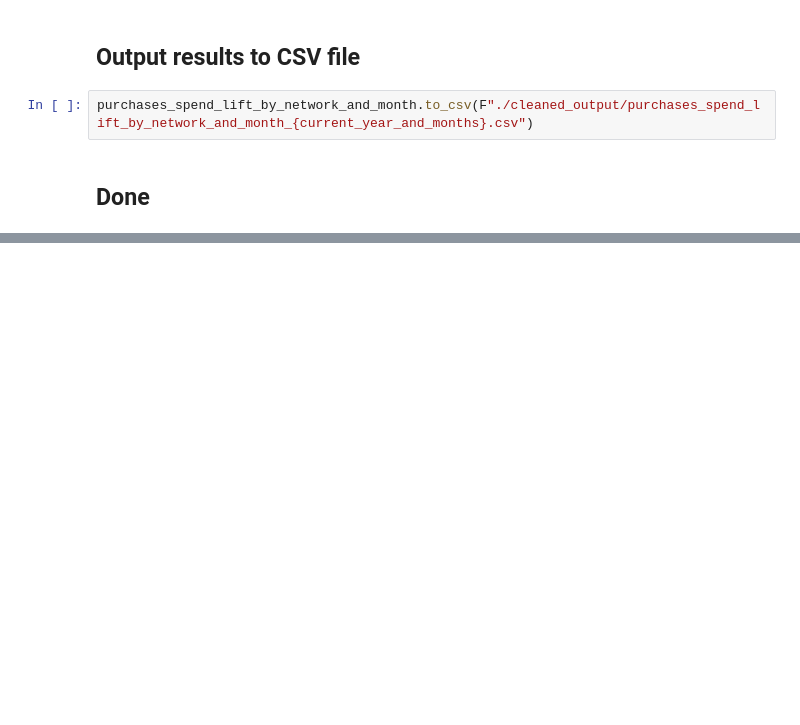
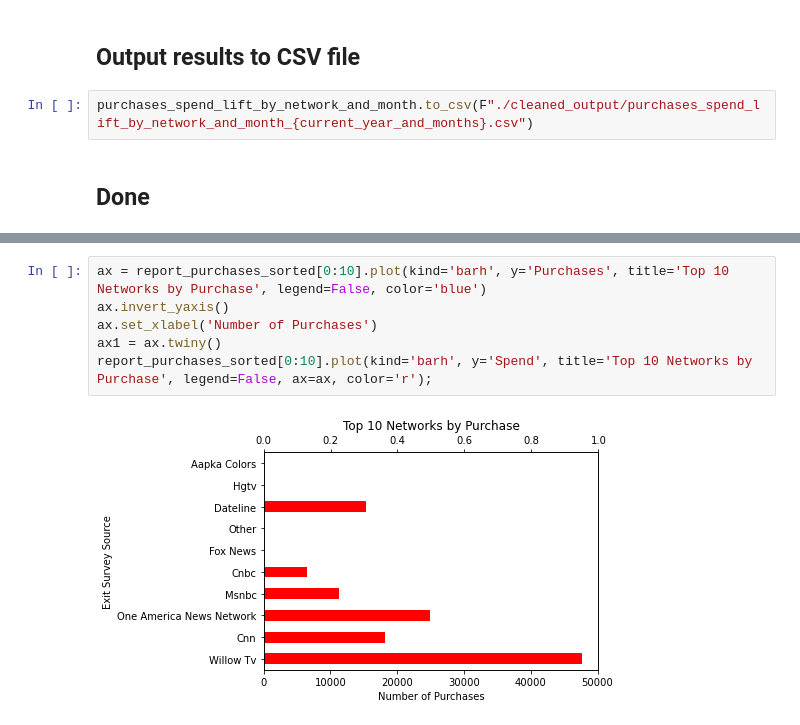
Before and after one commit to papir805/telepulse_ad_campaign_report, a Jupyter notebook: takehome_quiz_answers.ipynb, the cells around one changed output, grey strips where cells are left out. Saved outputs shown, nothing was run; the diff lists cells and outputs as text; blank space fills up the shorter version.

```diff
--- a/takehome_quiz_answers.ipynb
+++ b/takehome_quiz_answers.ipynb
@@ -404,0 +390,8 @@ purchases_spend_lift_by_network_and_month.to_csv(F"./cleaned_output/purchases_sp
+# %%
+ax = report_purchases_sorted[0:10].plot(kind='barh', y='Purchases', title='Top 10 Networks by Purchase', legend=False, color='blue')
+ax.invert_yaxis()
+ax.set_xlabel('Number of Purchases')
+ax1 = ax.twiny()
+report_purchases_sorted[0:10].plot(kind='barh', y='Spend', title='Top 10 Networks by Purchase', legend=False, ax=ax, color='r');
+# %% [output]
+[figure, added]
```
Also changed, not shown: parts of 72 cells of this notebook, 11 other files.
